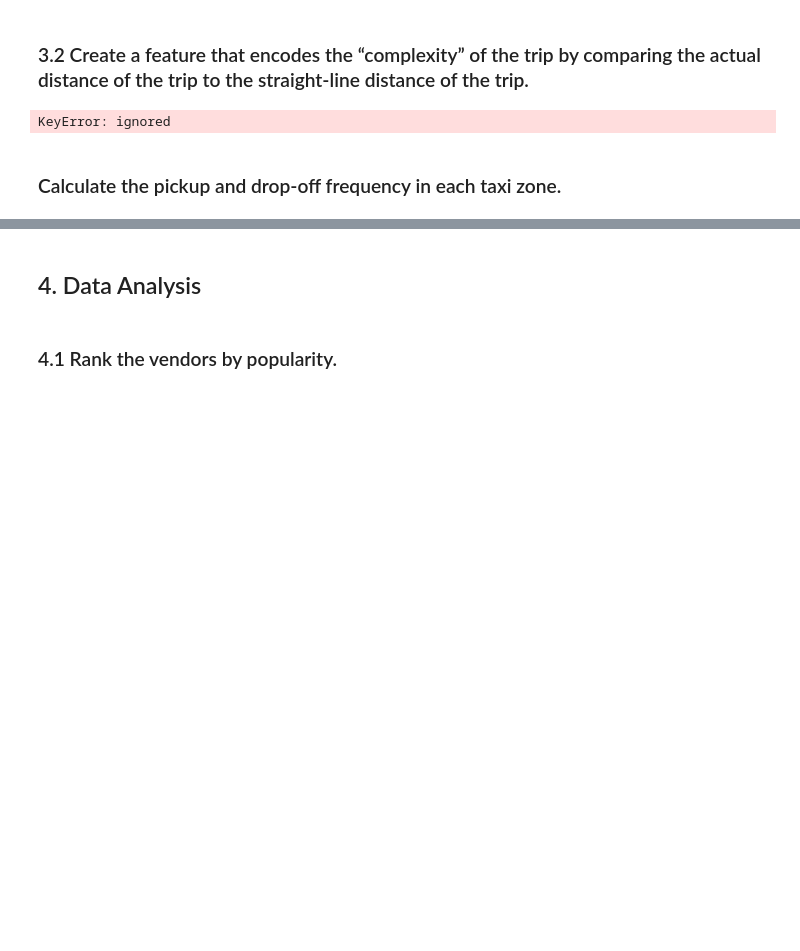
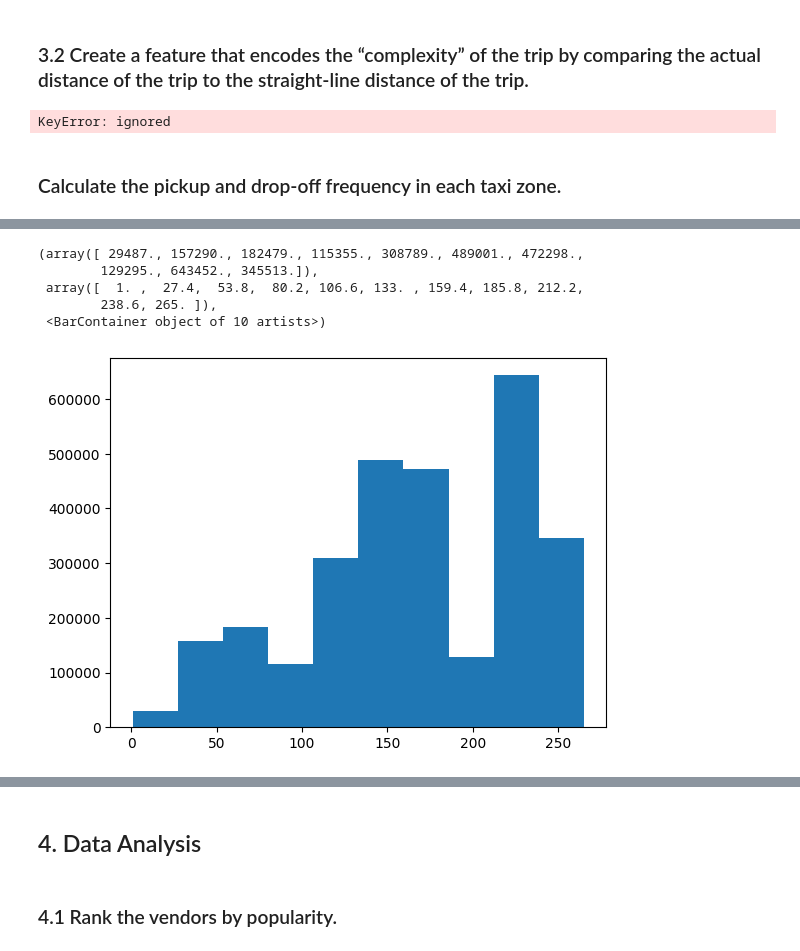
Before and after one commit to melbreaker/Taxi-Trip-Records-Data-Analysis, a Jupyter notebook: taxi-trip-records-data-analysis.ipynb, the cells around one changed output, grey strips where cells are left out. Saved outputs shown, nothing was run; the diff lists cells and outputs as text; code cells hidden in the pictures; blank space fills up the shorter version.

```diff
--- a/taxi-trip-records-data-analysis.ipynb
+++ b/taxi-trip-records-data-analysis.ipynb
@@ -585,0 +638,9 @@ dropoff_frequency
+# %%
+plt.hist(df_january_cleaned['PULocationID'])
+# %% [output]
+(array([ 29487., 157290., 182479., 115355., 308789., 489001., 472298.,
+        129295., 643452., 345513.]),
+ array([  1. ,  27.4,  53.8,  80.2, 106.6, 133. , 159.4, 185.8, 212.2,
+        238.6, 265. ]),
+ <BarContainer object of 10 artists>)
+[figure, added]
```
Also changed, not shown: parts of 31 cells of this notebook.
